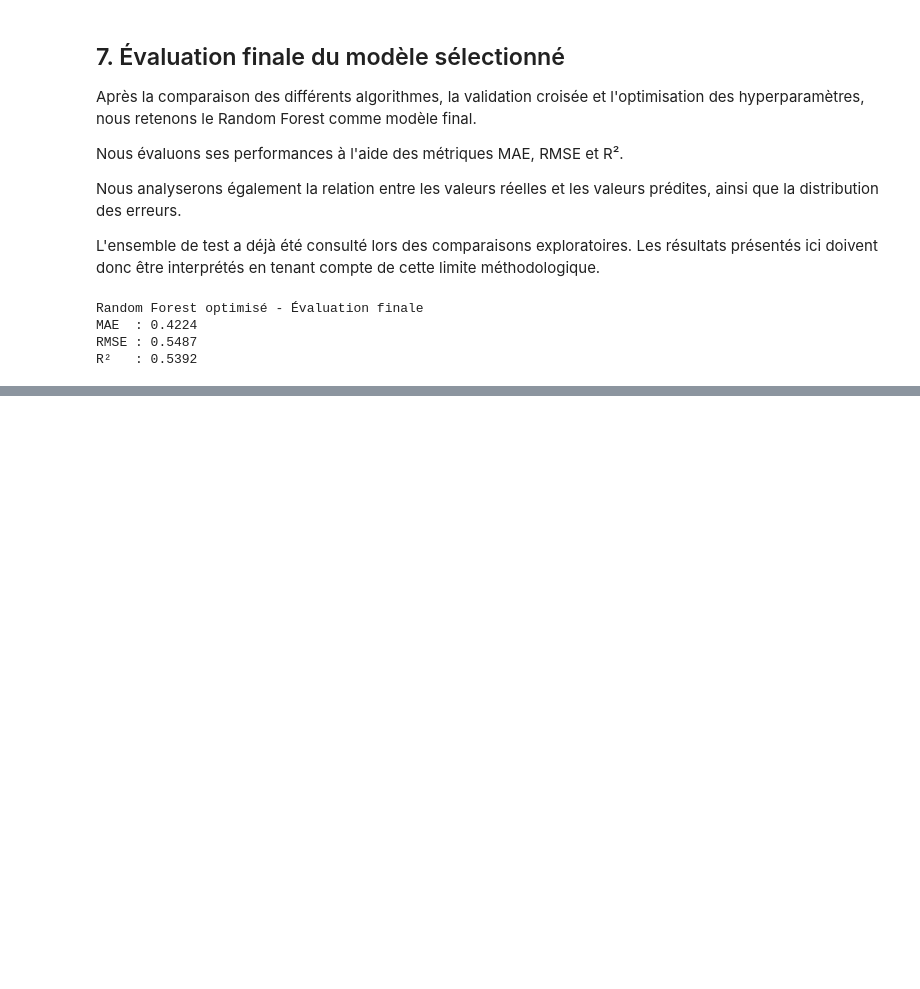
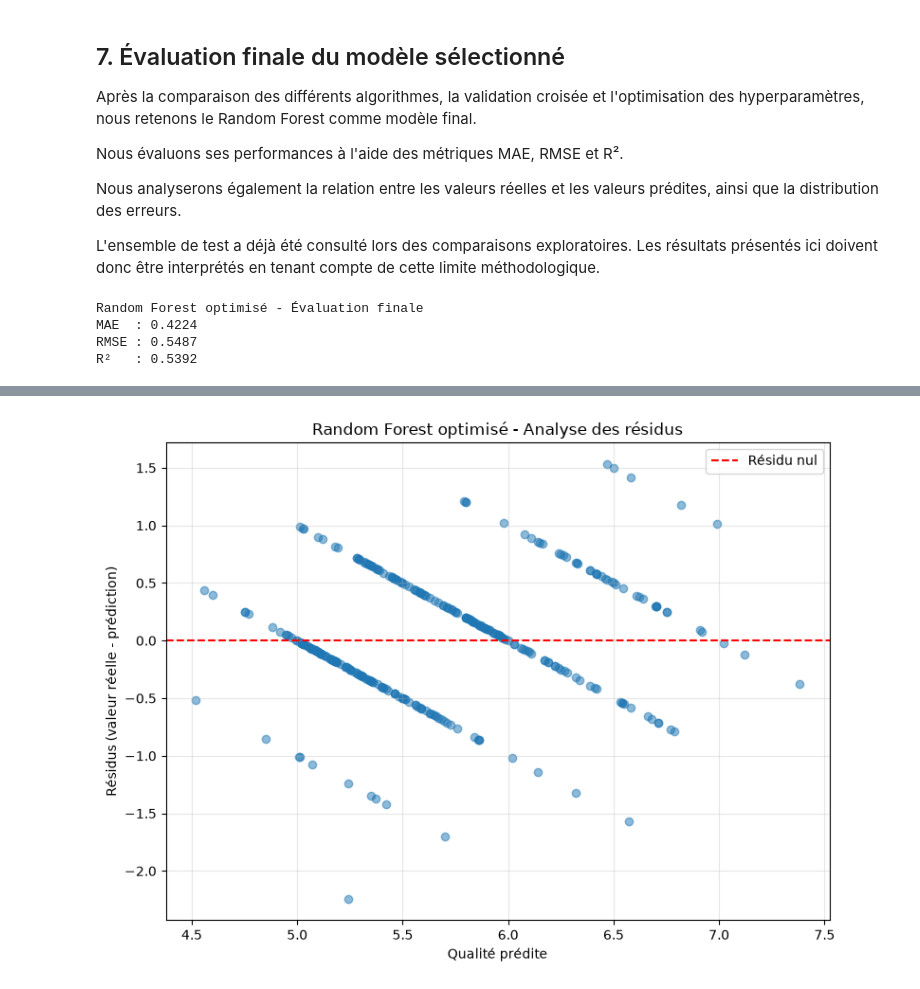
Before and after one commit to LuccaFaccin/red-wine-quality-ml, a Jupyter notebook: notebooks/01_exploratory_analysis.ipynb, the cells around one changed output, grey strips where cells are left out. Drawn from its saved outputs; the diff is of its cells as text; code cells hidden in the pictures; blank space fills up the shorter version.

```diff
--- a/notebooks/01_exploratory_analysis.ipynb
+++ b/notebooks/01_exploratory_analysis.ipynb
@@ -1038,0 +1224,31 @@ R²   : 0.5392
+# %%
+# Calcul des résidus
+residus = y_test - y_pred_final
+
+# Visualisation des résidus en fonction des prédictions
+plt.figure(figsize=(8, 6))
+
+plt.scatter(
+    y_pred_final,
+    residus,
+    alpha=0.5
+)
+
+# Ligne horizontale correspondant à une erreur nulle
+plt.axhline(
+    y=0,
+    color="red",
+    linestyle="--",
+    label="Résidu nul"
+)
+
+plt.xlabel("Qualité prédite")
+plt.ylabel("Résidus (valeur réelle - prédiction)")
+plt.title("Random Forest optimisé - Analyse des résidus")
+
+plt.legend()
+plt.grid(alpha=0.3)
+plt.tight_layout()
+plt.show()
+# %% [output]
+[figure, added]
```
Also changed, not shown: parts of 11 cells of this notebook, 1 other file.
